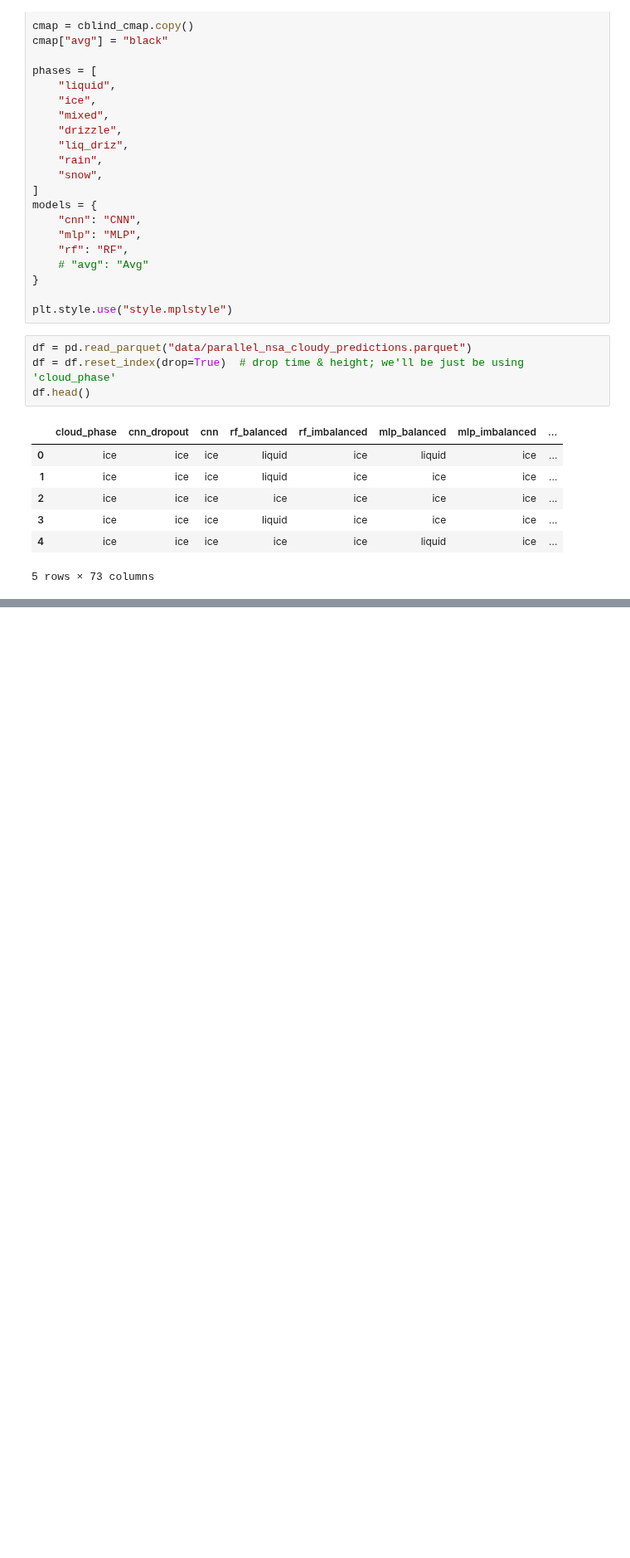
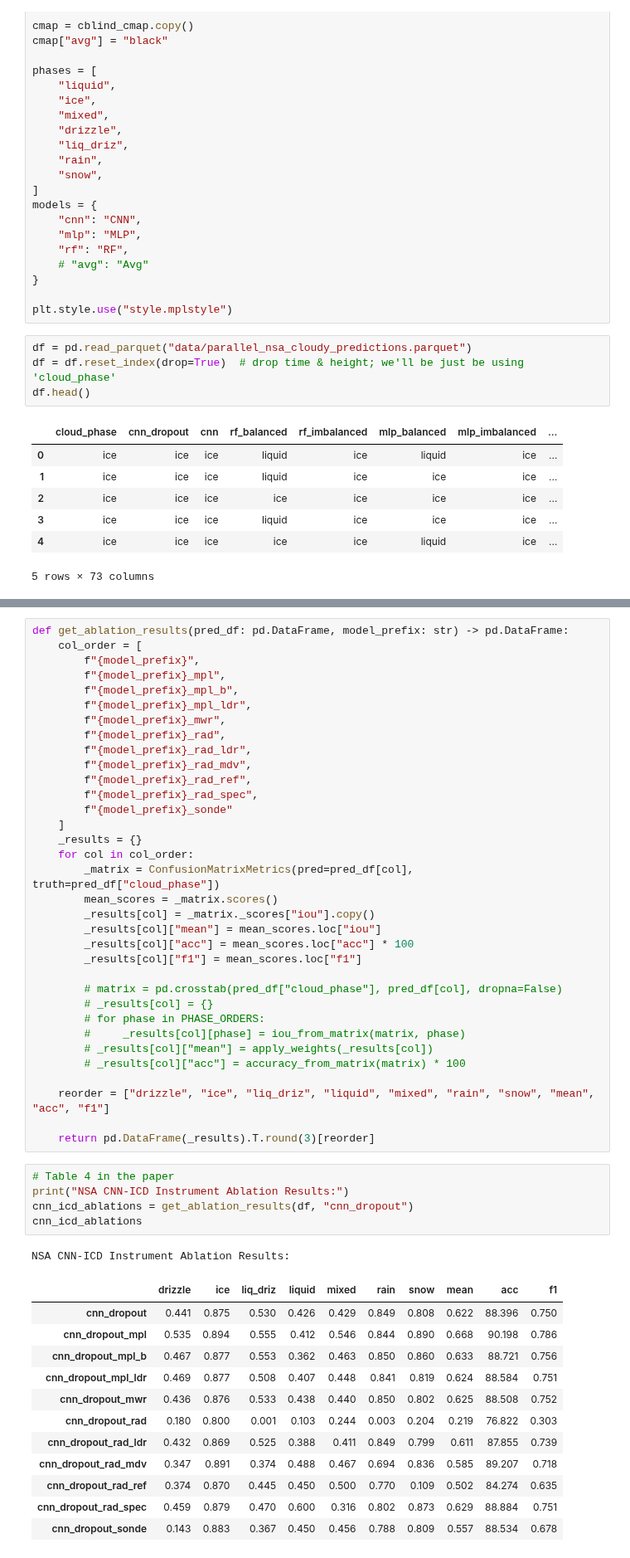
Before and after one commit to maxwelllevin/cloudphase-ml-amt, a Jupyter notebook: src/analysis/ablation.ipynb, the cells around one changed output, grey strips where cells are left out. Shown at 83% size. Saved outputs shown, nothing was run; the diff lists cells and outputs as text; blank space fills up the shorter version.

```diff
--- a/src/analysis/ablation.ipynb
+++ b/src/analysis/ablation.ipynb
@@ -332,0 +54,53 @@ Name: cloud_phase, dtype: float64
+# %%
+def get_ablation_results(pred_df: pd.DataFrame, model_prefix: str) -> pd.DataFrame:
+    col_order = [
+        f"{model_prefix}",
+        f"{model_prefix}_mpl",
+        f"{model_prefix}_mpl_b",
+        f"{model_prefix}_mpl_ldr",
+        f"{model_prefix}_mwr",
+        f"{model_prefix}_rad",
+        f"{model_prefix}_rad_ldr",
+        f"{model_prefix}_rad_mdv",
+        f"{model_prefix}_rad_ref",
+        f"{model_prefix}_rad_spec",
+        f"{model_prefix}_sonde"
+    ]
+    _results = {}
+    for col in col_order:
+        _matrix = ConfusionMatrixMetrics(pred=pred_df[col], truth=pred_df["cloud_phase"])
+        mean_scores = _matrix.scores()
+        _results[col] = _matrix._scores["iou"].copy()
+        _results[col]["mean"] = mean_scores.loc["iou"]
+        _results[col]["acc"] = mean_scores.loc["acc"] * 100
+        _results[col]["f1"] = mean_scores.loc["f1"]
+
+        # matrix = pd.crosstab(pred_df["cloud_phase"], pred_df[col], dropna=False)
+        # _results[col] = {}
+        # for phase in PHASE_ORDERS:
+        #     _results[col][phase] = iou_from_matrix(matrix, phase)
+        # _results[col]["mean"] = apply_weights(_results[col])
+        # _results[col]["acc"] = accuracy_from_matrix(matrix) * 100
+
+    reorder = ["drizzle", "ice", "liq_driz", "liquid", "mixed", "rain", "snow", "mean", "acc", "f1"]
+
+    return pd.DataFrame(_results).T.round(3)[reorder]
+# %%
+# Table 4 in the paper
+print("NSA CNN-ICD Instrument Ablation Results:")
+cnn_icd_ablations = get_ablation_results(df, "cnn_dropout")
+cnn_icd_ablations
+# %% [output]
+NSA CNN-ICD Instrument Ablation Results:
+|  | drizzle | ice | liq_driz | liquid | mixed | rain | snow | mean | acc | f1 |
+| cnn_dropout | 0.441 | 0.875 | 0.530 | 0.426 | 0.429 | 0.849 | 0.808 | 0.622 | 88.396 | 0.750 |
+| cnn_dropout_mpl | 0.535 | 0.894 | 0.555 | 0.412 | 0.546 | 0.844 | 0.890 | 0.668 | 90.198 | 0.786 |
+| cnn_dropout_mpl_b | 0.467 | 0.877 | 0.553 | 0.362 | 0.463 | 0.850 | 0.860 | 0.633 | 88.721 | 0.756 |
+| cnn_dropout_mpl_ldr | 0.469 | 0.877 | 0.508 | 0.407 | 0.448 | 0.841 | 0.819 | 0.624 | 88.584 | 0.751 |
+| cnn_dropout_mwr | 0.436 | 0.876 | 0.533 | 0.438 | 0.440 | 0.850 | 0.802 | 0.625 | 88.508 | 0.752 |
+| cnn_dropout_rad | 0.180 | 0.800 | 0.001 | 0.103 | 0.244 | 0.003 | 0.204 | 0.219 | 76.822 | 0.303 |
+| cnn_dropout_rad_ldr | 0.432 | 0.869 | 0.525 | 0.388 | 0.411 | 0.849 | 0.799 | 0.611 | 87.855 | 0.739 |
+| cnn_dropout_rad_mdv | 0.347 | 0.891 | 0.374 | 0.488 | 0.467 | 0.694 | 0.836 | 0.585 | 89.207 | 0.718 |
+| cnn_dropout_rad_ref | 0.374 | 0.870 | 0.445 | 0.450 | 0.500 | 0.770 | 0.109 | 0.502 | 84.274 | 0.635 |
+| cnn_dropout_rad_spec | 0.459 | 0.879 | 0.470 | 0.600 | 0.316 | 0.802 | 0.873 | 0.629 | 88.884 | 0.751 |
+| cnn_dropout_sonde | 0.143 | 0.883 | 0.367 | 0.450 | 0.456 | 0.788 | 0.809 | 0.557 | 88.534 | 0.678 |
```
Also changed, not shown: parts of 13 cells of this notebook, 8 other files.
